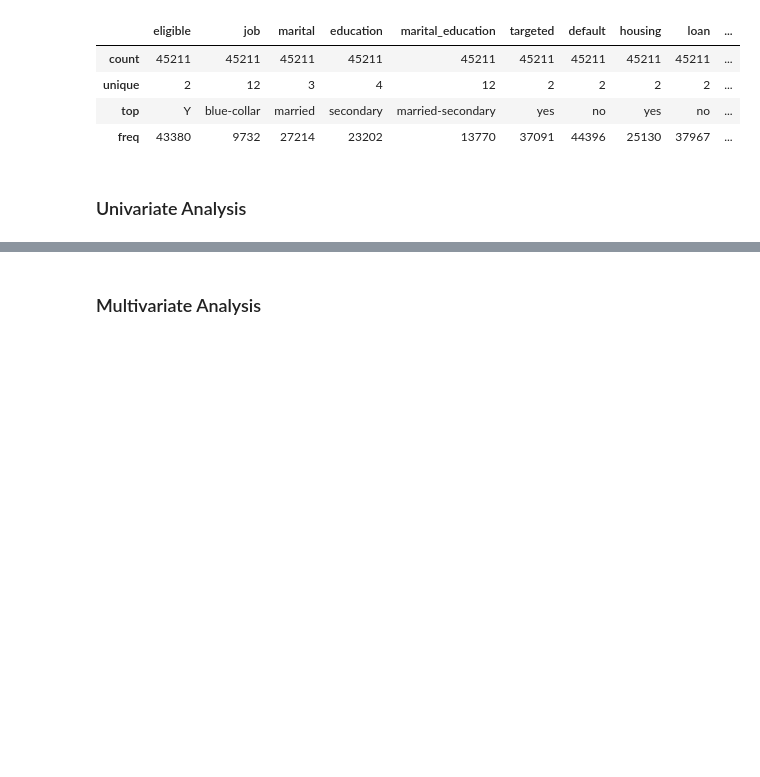
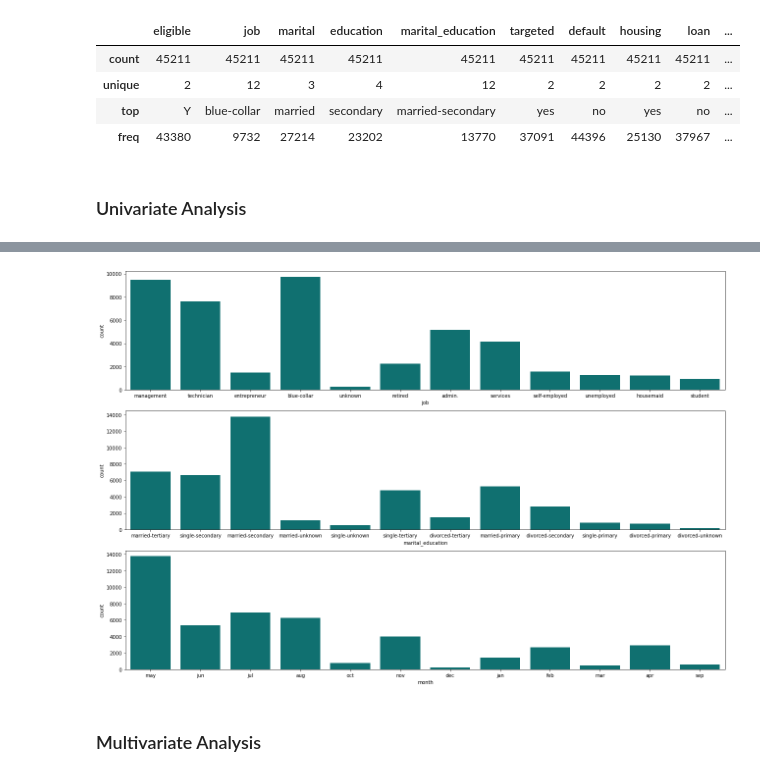
Before and after one commit to dendihandian/data-portfolio, a Jupyter notebook: bank-marketing/bank-marketing.ipynb, the cells around one changed output, grey strips where cells are left out. Drawn from its saved outputs; the diff is of its cells as text; code cells hidden in the pictures; blank space fills up the shorter version.

```diff
--- a/bank-marketing/bank-marketing.ipynb
+++ b/bank-marketing/bank-marketing.ipynb
@@ -187,3 +237,13 @@ pass
+# %%
+plt.figure(figsize=(18, 12))
+for i in range(0, len(more_group)):
+    plt.subplot(len(more_group), 1, i+1)
+    sns.countplot(df[more_group[i]], color='teal', orient='v')
+    plt.tight_layout()
+
+plt.show();
+# %% [output]
+[figure, added]
 # %% [markdown]
 ### Multivariate Analysis
 # %% [markdown]
```
Also changed, not shown: parts of 7 cells of this notebook.
